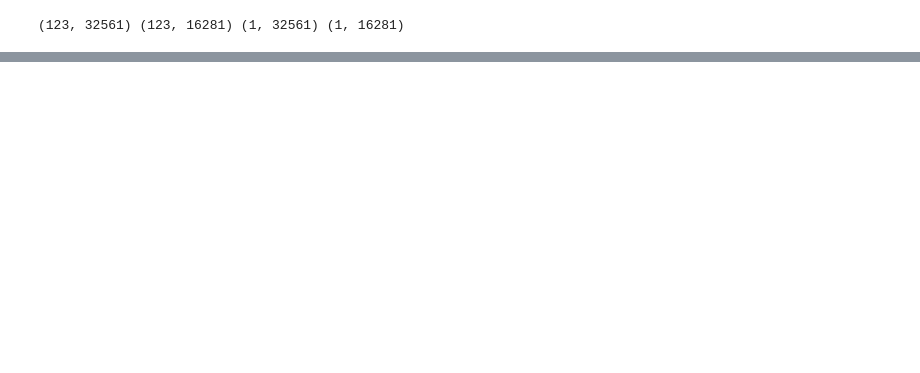
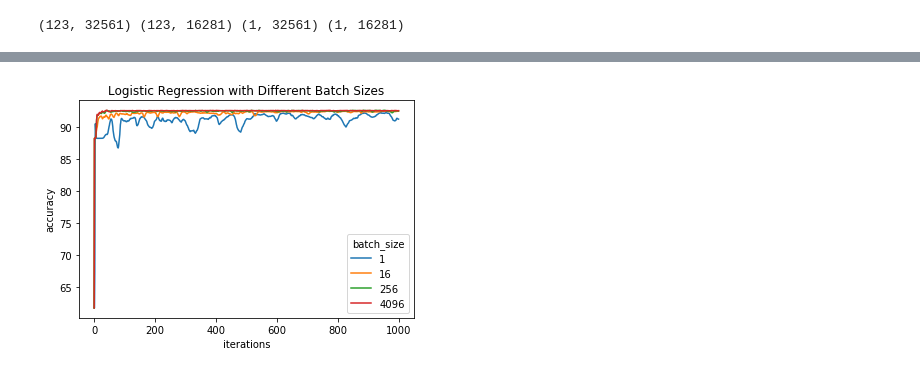
Before and after one commit to nopyhe/ML2017-lab-02, a Jupyter notebook: RegressionExperiment.ipynb, the cells around one changed output, grey strips where cells are left out. Saved outputs shown, nothing was run; the diff lists cells and outputs as text; code cells hidden in the pictures; blank space fills up the shorter version.

```diff
--- a/RegressionExperiment.ipynb
+++ b/RegressionExperiment.ipynb
@@ -291,0 +313,22 @@ plt.show()
+# %%
+plt.plot(accuracy_batch_size_1, label='1')
+# plt.plot(accuracy_batch_size_2, label='2')
+# plt.plot(accuracy_batch_size_4 , label='4')
+# plt.plot(accuracy_batch_size_8, label='8')
+plt.plot(accuracy_batch_size_16, label='16')
+plt.plot(accuracy_batch_size_256, label='256')
+plt.plot(accuracy_batch_size_4096, label='4096')
+# plt.plot(GD_loss, label='MGD')
+# plt.plot(val_loss_log,'b', label = 'validation set')
+
+
+plt.legend(title = 'batch_size') # 图例
+# plt.axis([0,10,0.3,0.5])
+plt.ylabel('accuracy')
+plt.xlabel('iterations')
+# plt.yscale('log')
+plt.title('Logistic Regression with Different Batch Sizes')
+# plt.show()
+plt.savefig('report/logistic_regression_accuracy_with_different_batch_size.eps', format='eps', dpi=1000)
+# %% [output]
+[figure, added]
```
Also changed, not shown: parts of 6 cells of this notebook, 3 other files.
